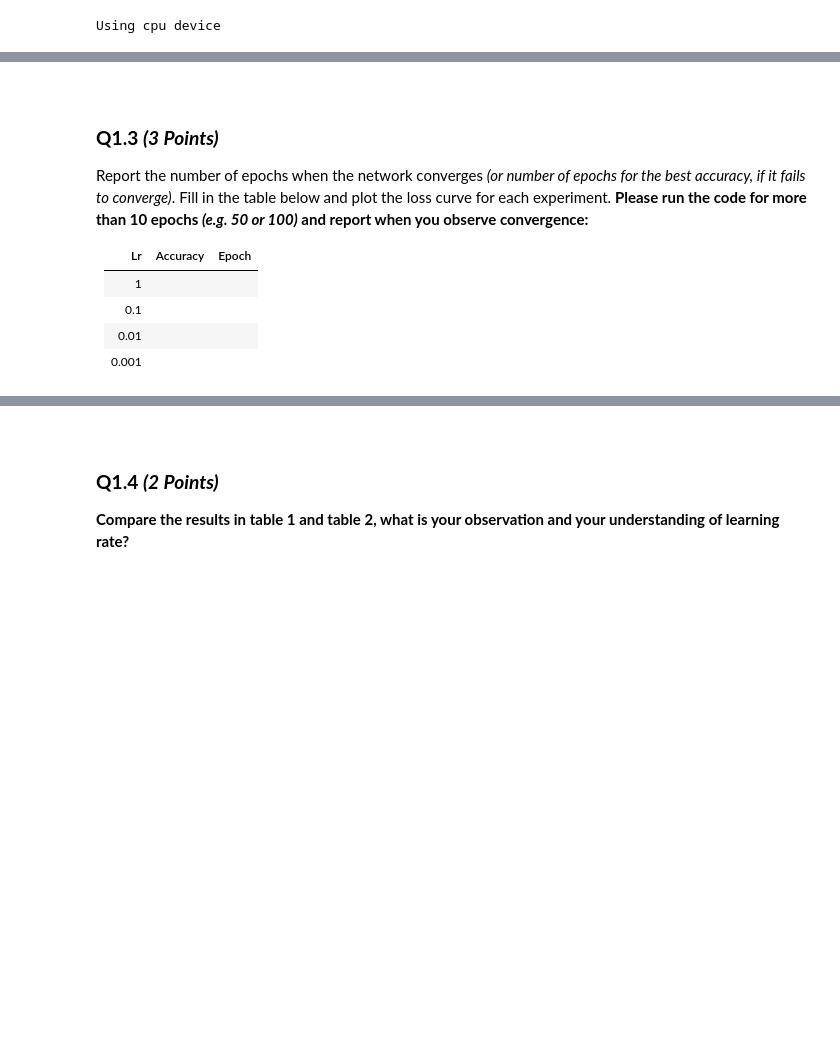
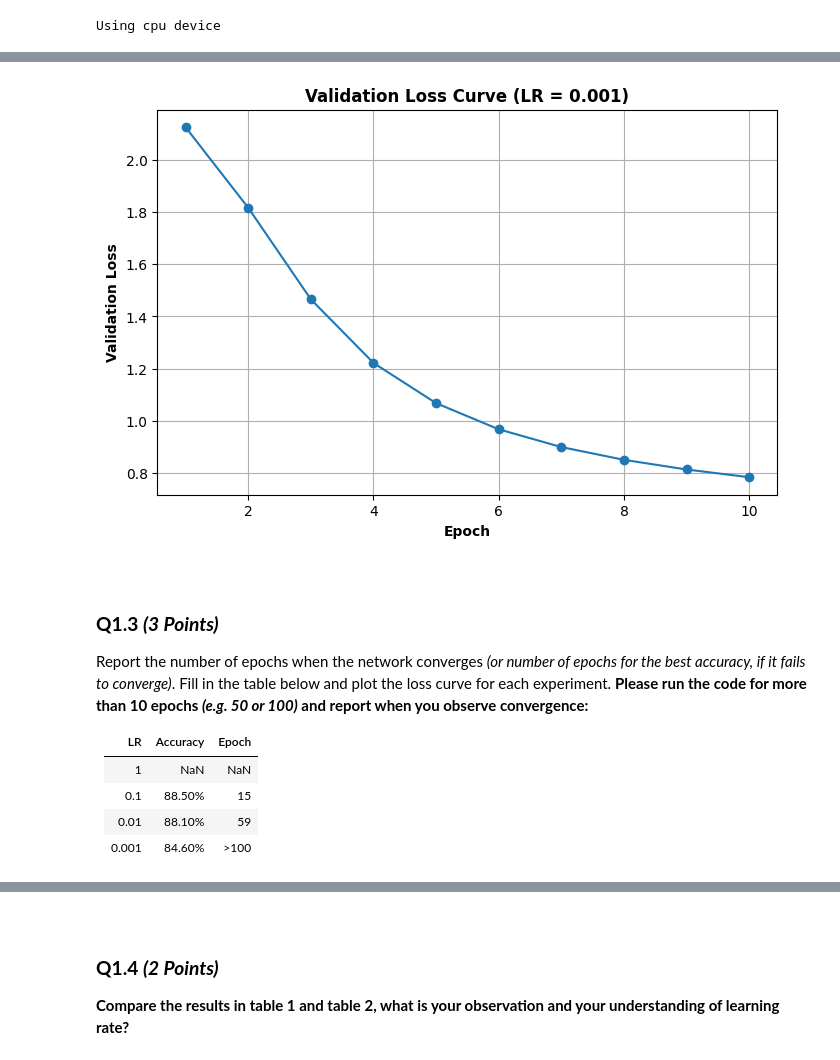
Before and after one commit to busatmd021/COMPUTER-VISION, a Jupyter notebook: Assignment3.ipynb, the cells around one changed output, grey strips where cells are left out. Saved outputs shown, nothing was run; the diff lists cells and outputs as text; code cells hidden in the pictures; blank space fills up the shorter version.

```diff
--- a/Assignment3.ipynb
+++ b/Assignment3.ipynb
@@ -349,0 +245,6 @@ Done!
+# %%
+# Reset Model Weights and Parameters
+model = NeuralNetwork().to(device)
+
+# Train the Model for Learning Rate = 0.001
+val_loss = train_model(model, train_dataloader, test_dataloader, epochs = 10, lr = 0.001)
@@ -350,3 +269,8 @@ Done!
+# %%
+# Display the Loss Curve
+display_loss("Validation Loss Curve (LR = 0.001)", "Epoch", "Validation Loss", val_loss, epochs = 10)
+# %% [output]
+[figure, added]
 # %% [markdown]
 <br/>
 
@@ -354,9 +278,9 @@ Done!
 
 Report the number of epochs when the network converges *(or number of epochs for the best accuracy, if it fails to converge)*. Fill in the table below and plot the loss curve for each experiment. **Please run the code for more than 10 epochs *(e.g. 50 or 100)* and report when you observe convergence:**
 
-|Lr|Accuracy|Epoch|
-|---|---|---|
-|1   |      |     |
-|0.1|          |    |
-|0.01|         |    |
-|0.001  |        |     |
+| LR  |Accuracy|Epoch|
+| --- |   ---  | --- |
+|  1  |   NaN  | NaN |
+| 0.1 | 88.50% | 15  |
+|0.01 | 88.10% | 59  |
+|0.001| 84.60% | >100|
```
Also changed, not shown: parts of 23 cells of this notebook, 1 other file.
